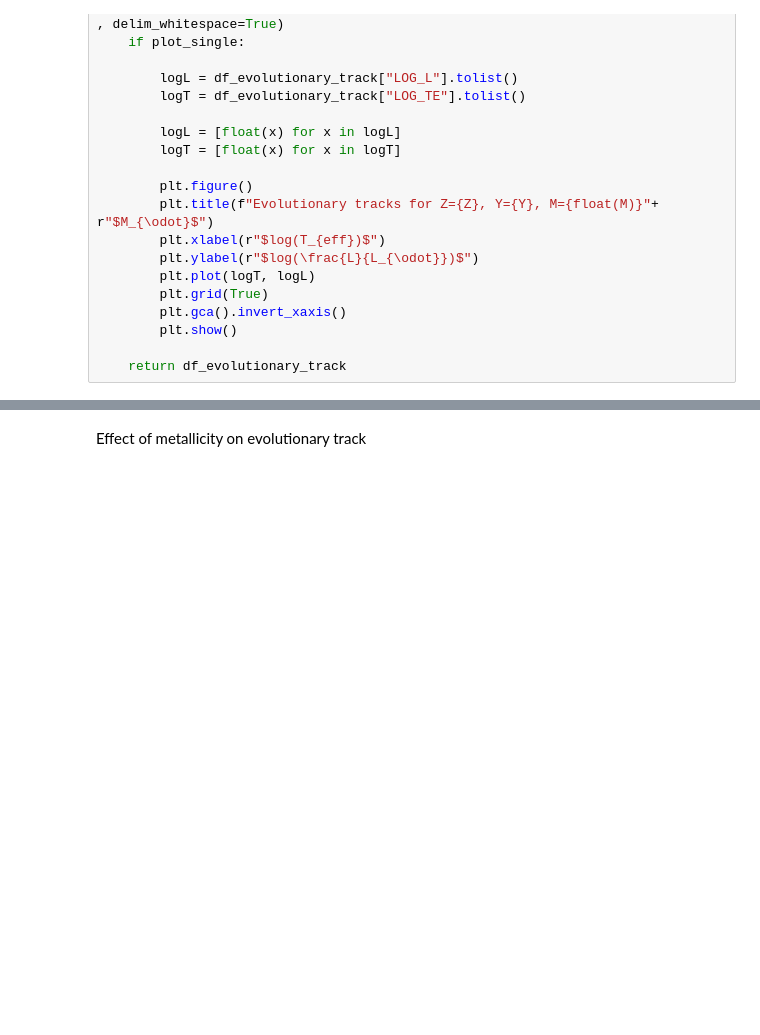
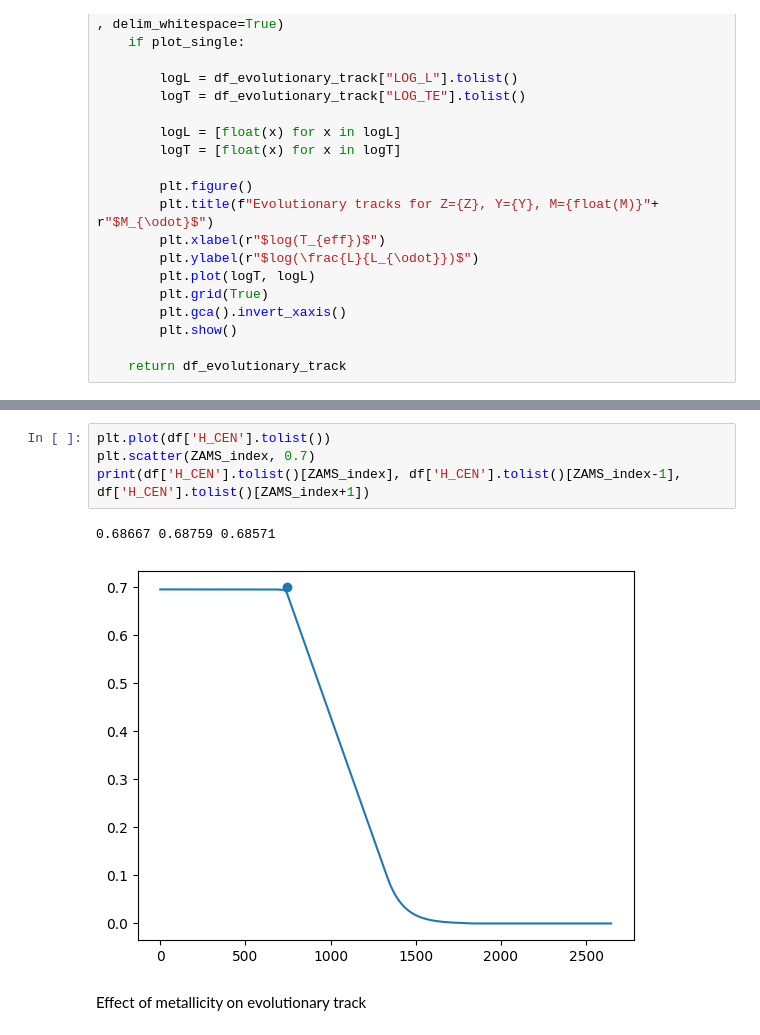
Before and after one commit to LvV210/MasterProject, a Jupyter notebook: evolutionary_tracks.ipynb, the cells around one changed output, grey strips where cells are left out. Saved outputs shown, nothing was run; the diff lists cells and outputs as text; blank space fills up the shorter version.

```diff
--- a/evolutionary_tracks.ipynb
+++ b/evolutionary_tracks.ipynb
@@ -96,3 +98,10 @@ Folder |evolutionary_tracks/extract/Z0.02Y0.284/| already exists.
+# %%
+plt.plot(df['H_CEN'].tolist())
+plt.scatter(ZAMS_index, 0.7)
+print(df['H_CEN'].tolist()[ZAMS_index], df['H_CEN'].tolist()[ZAMS_index-1], df['H_CEN'].tolist()[ZAMS_index+1])
+# %% [output]
+0.68667 0.68759 0.68571
+[figure, added]
 # %% [markdown]
 Effect of metallicity on evolutionary track
 # %%
```
Also changed, not shown: parts of 3 cells of this notebook, 2 other files.
